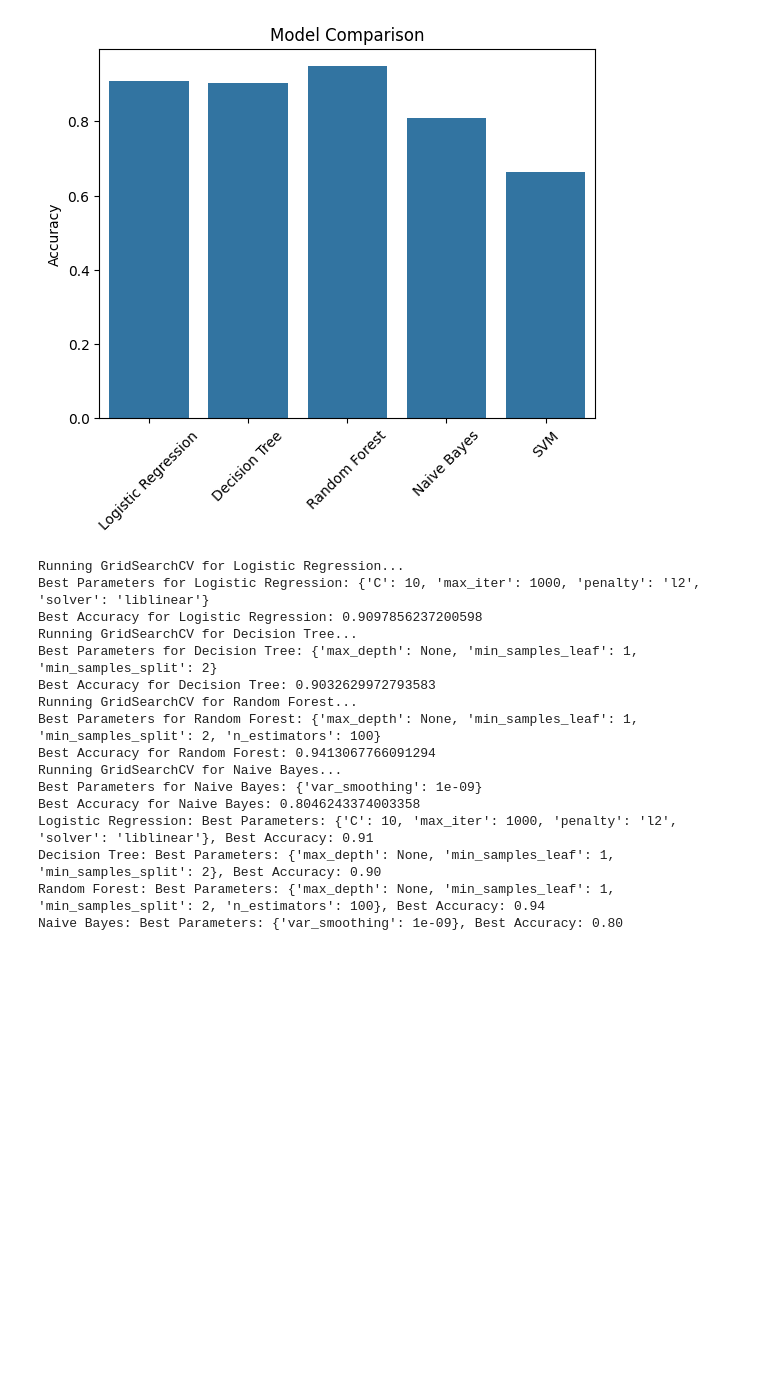
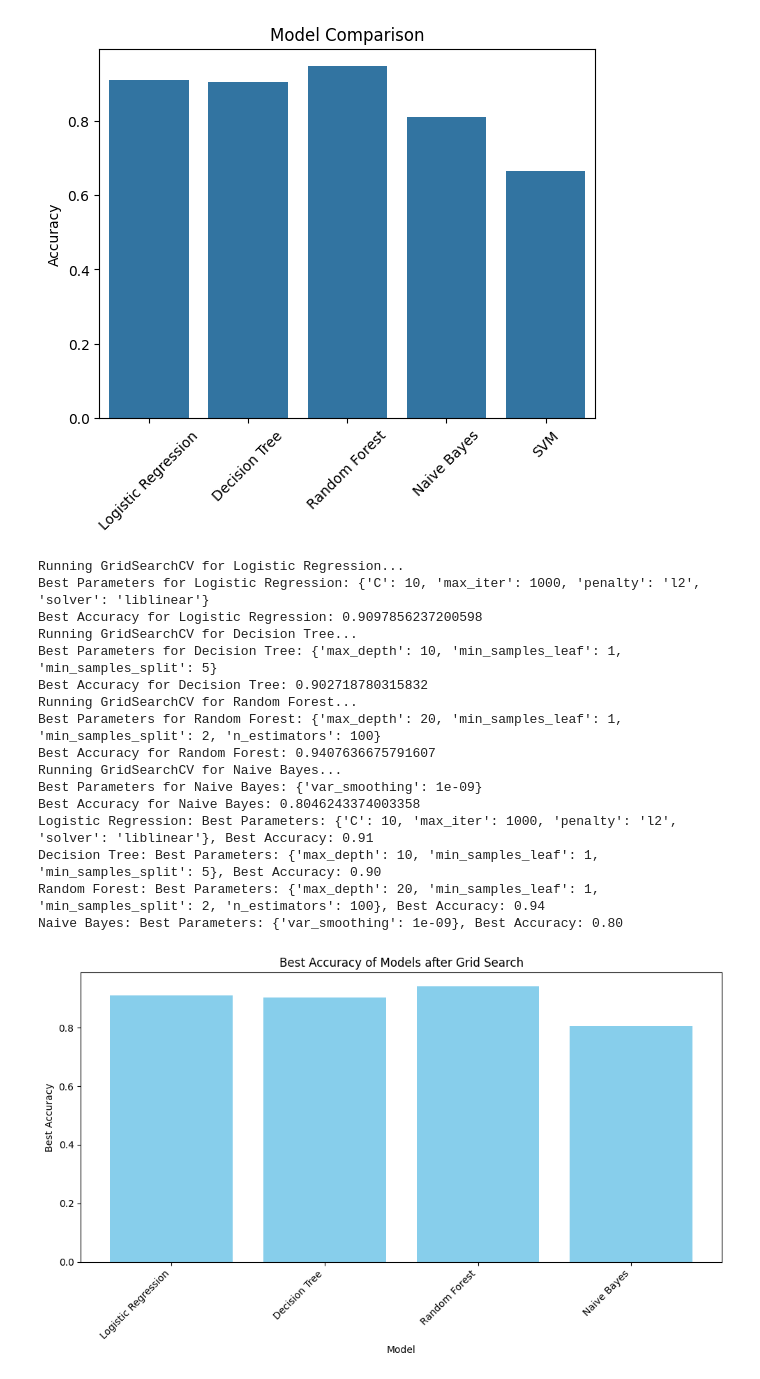
Before and after one commit to Ryuuz02/CS584_Project, a Jupyter notebook: notebook.ipynb, the cells around one changed output. Cells and saved outputs as stored; diff of their text form; code cells hidden in the pictures; blank space fills up the shorter version.

Commit message:
Added plots

```diff
--- a/notebook.ipynb
+++ b/notebook.ipynb
@@ -154,39 +154,58 @@ best_models = {}
 
 # Perform grid search for all models
 for name, model in models.items():
     print(f"Running GridSearchCV for {name}...")
     grid_search = GridSearchCV(model, param_grids[name], cv=3, scoring='accuracy')
     grid_search.fit(X_train, y_train)
 
     # Store the best parameters and accuracy
     best_models[name] = {
         'Best Parameters': grid_search.best_params_,
         'Best Accuracy': grid_search.best_score_
     }
 
     print(f"Best Parameters for {name}: {grid_search.best_params_}")
     print(f"Best Accuracy for {name}: {grid_search.best_score_}")
 
 # Optionally, print all results
 for model_name, result in best_models.items():
     print(f"{model_name}: Best Parameters: {result['Best Parameters']}, Best Accuracy: {result['Best Accuracy']:.2f}")
+
+# Extract model names and best accuracies
+model_names = list(best_models.keys())
+best_accuracies = [result['Best Accuracy'] for result in best_models.values()]
+
+# Plotting the bar chart
+plt.figure(figsize=(10, 6))
+bars = plt.bar(model_names, best_accuracies, color='skyblue')
+
+# Add labels and title
+plt.xlabel('Model')
+plt.ylabel('Best Accuracy')
+plt.title('Best Accuracy of Models after Grid Search')
+
+# Display the plot
+plt.xticks(rotation=45, ha='right')
+plt.tight_layout()
+plt.show()
 # %% [output]
 Running GridSearchCV for Logistic Regression...
 Best Parameters for Logistic Regression: {'C': 10, 'max_iter': 1000, 'penalty': 'l2', 'solver': 'liblinear'}
 Best Accuracy for Logistic Regression: 0.9097856237200598
 Running GridSearchCV for Decision Tree...
-Best Parameters for Decision Tree: {'max_depth': None, 'min_samples_leaf': 1, 'min_samples_split': 2}
-Best Accuracy for Decision Tree: 0.9032629972793583
+Best Parameters for Decision Tree: {'max_depth': 10, 'min_samples_leaf': 1, 'min_samples_split': 5}
+Best Accuracy for Decision Tree: 0.902718780315832
 Running GridSearchCV for Random Forest...
-Best Parameters for Random Forest: {'max_depth': None, 'min_samples_leaf': 1, 'min_samples_split': 2, 'n_estimators': 100}
-Best Accuracy for Random Forest: 0.9413067766091294
+Best Parameters for Random Forest: {'max_depth': 20, 'min_samples_leaf': 1, 'min_samples_split': 2, 'n_estimators': 100}
+Best Accuracy for Random Forest: 0.9407636675791607
 Running GridSearchCV for Naive Bayes...
 Best Parameters for Naive Bayes: {'var_smoothing': 1e-09}
 Best Accuracy for Naive Bayes: 0.8046243374003358
 Logistic Regression: Best Parameters: {'C': 10, 'max_iter': 1000, 'penalty': 'l2', 'solver': 'liblinear'}, Best Accuracy: 0.91
-Decision Tree: Best Parameters: {'max_depth': None, 'min_samples_leaf': 1, 'min_samples_split': 2}, Best Accuracy: 0.90
-Random Forest: Best Parameters: {'max_depth': None, 'min_samples_leaf': 1, 'min_samples_split': 2, 'n_estimators': 100}, Best Accuracy: 0.94
+Decision Tree: Best Parameters: {'max_depth': 10, 'min_samples_leaf': 1, 'min_samples_split': 5}, Best Accuracy: 0.90
+Random Forest: Best Parameters: {'max_depth': 20, 'min_samples_leaf': 1, 'min_samples_split': 2, 'n_estimators': 100}, Best Accuracy: 0.94
 Naive Bayes: Best Parameters: {'var_smoothing': 1e-09}, Best Accuracy: 0.80
+[figure, added]
 # %%
 from sklearn.ensemble import VotingClassifier, RandomForestClassifier, StackingClassifier
 from sklearn.linear_model import LogisticRegression
```
Also changed, not shown: parts of 2 cells of this notebook.
